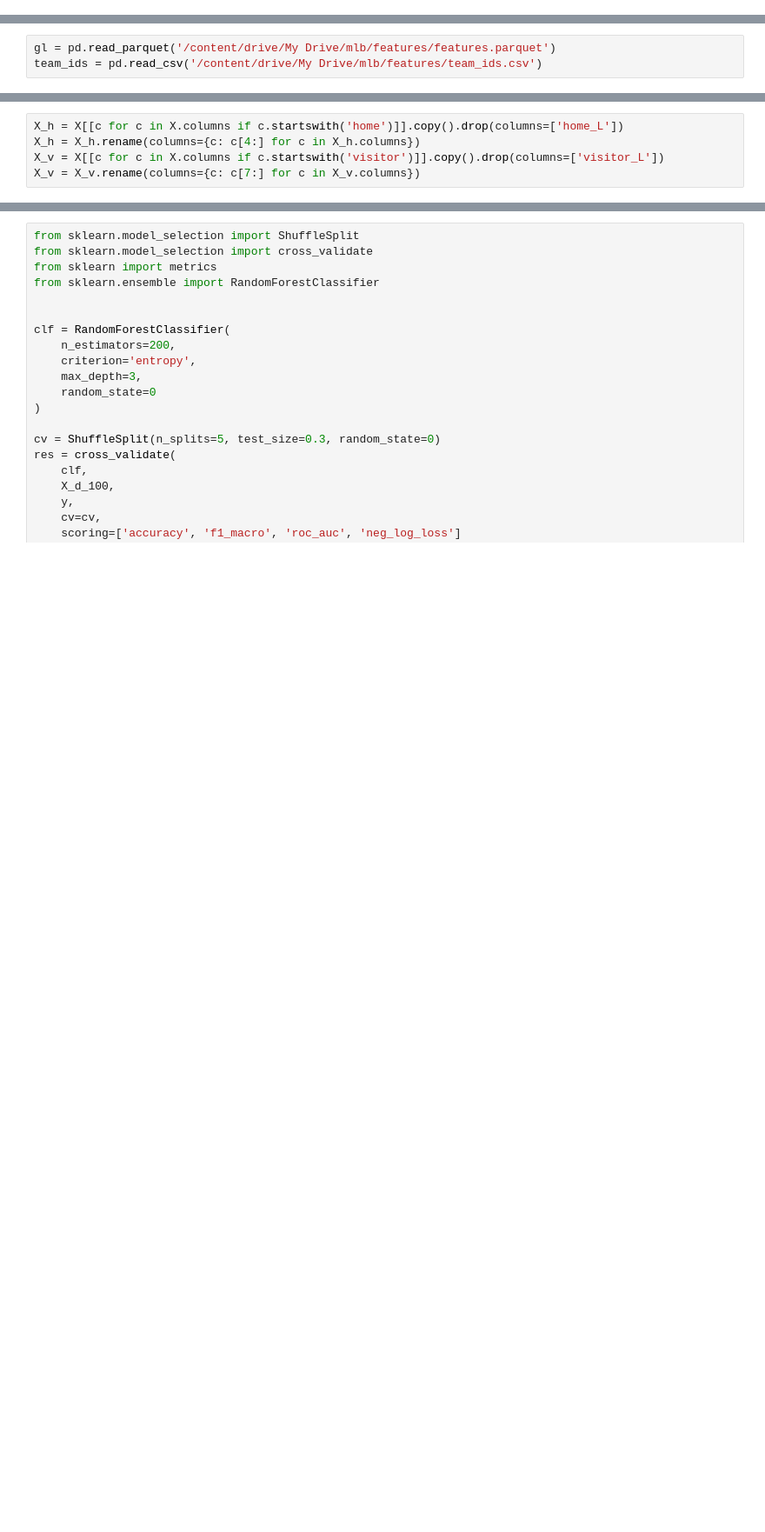
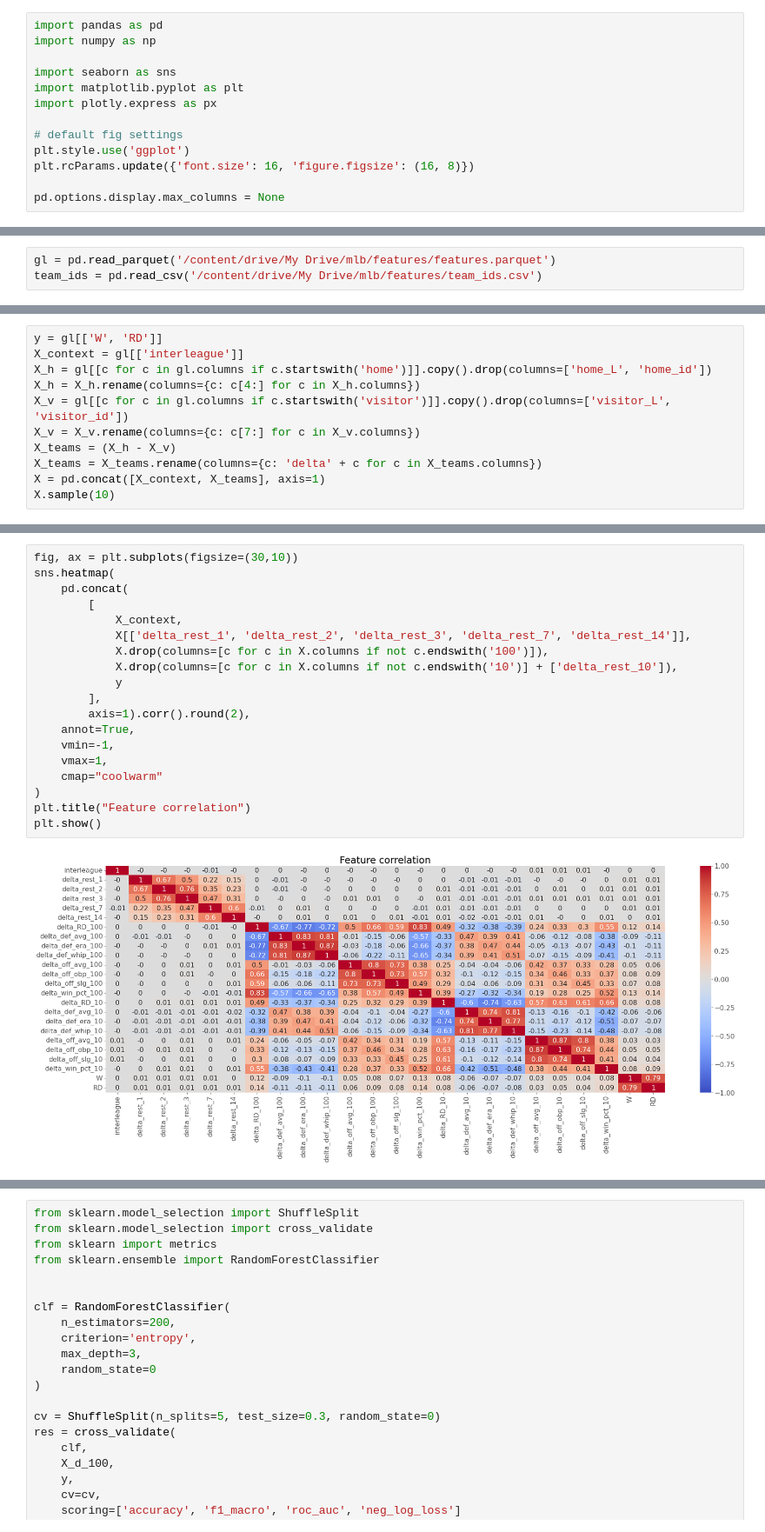
Before and after one commit to lanejere5/mlb, a Jupyter notebook: elo/offline_2022_06_16.ipynb, the cells around one changed output, grey strips where cells are left out. Shown at 87% size. Cells and saved outputs as stored; diff of their text form; blank space fills up the shorter version.

```diff
--- a/elo/offline_2022_06_16.ipynb
+++ b/elo/offline_2022_06_16.ipynb
@@ -13,0 +12,13 @@ pd.options.display.max_columns = None
+# %%
+import pandas as pd
+import numpy as np
+
+import seaborn as sns
+import matplotlib.pyplot as plt
+import plotly.express as px
+
+# default fig settings
+plt.style.use('ggplot')
+plt.rcParams.update({'font.size': 16, 'figure.figsize': (16, 8)})
+
+pd.options.display.max_columns = None
@@ -29,5 +41,11 @@ X = gl.drop(columns=['RD', 'W', 'game_id', 'date', 'visitor_id', 'home_id', 'dat
 # %%
-X_h = X[[c for c in X.columns if c.startswith('home')]].copy().drop(columns=['home_L'])
+y = gl[['W', 'RD']]
+X_context = gl[['interleague']]
+X_h = gl[[c for c in gl.columns if c.startswith('home')]].copy().drop(columns=['home_L', 'home_id'])
 X_h = X_h.rename(columns={c: c[4:] for c in X_h.columns})
-X_v = X[[c for c in X.columns if c.startswith('visitor')]].copy().drop(columns=['visitor_L'])
+X_v = gl[[c for c in gl.columns if c.startswith('visitor')]].copy().drop(columns=['visitor_L', 'visitor_id'])
 X_v = X_v.rename(columns={c: c[7:] for c in X_v.columns})
+X_teams = (X_h - X_v)
+X_teams = X_teams.rename(columns={c: 'delta' + c for c in X_teams.columns})
+X = pd.concat([X_context, X_teams], axis=1)
+X.sample(10)
@@ -60,0 +64,21 @@ X_d
+# %%
+fig, ax = plt.subplots(figsize=(30,10))
+sns.heatmap(
+    pd.concat(
+        [
+            X_context,
+            X[['delta_rest_1', 'delta_rest_2', 'delta_rest_3', 'delta_rest_7', 'delta_rest_14']],
+            X.drop(columns=[c for c in X.columns if not c.endswith('100')]),
+            X.drop(columns=[c for c in X.columns if not c.endswith('10')] + ['delta_rest_10']),
+            y
+        ],
+        axis=1).corr().round(2),
+    annot=True,
+    vmin=-1,
+    vmax=1,
+    cmap="coolwarm"
+)
+plt.title("Feature correlation")
+plt.show()
+# %% [output]
+[figure, added]
```
Also changed, not shown: parts of 16 cells of this notebook.
